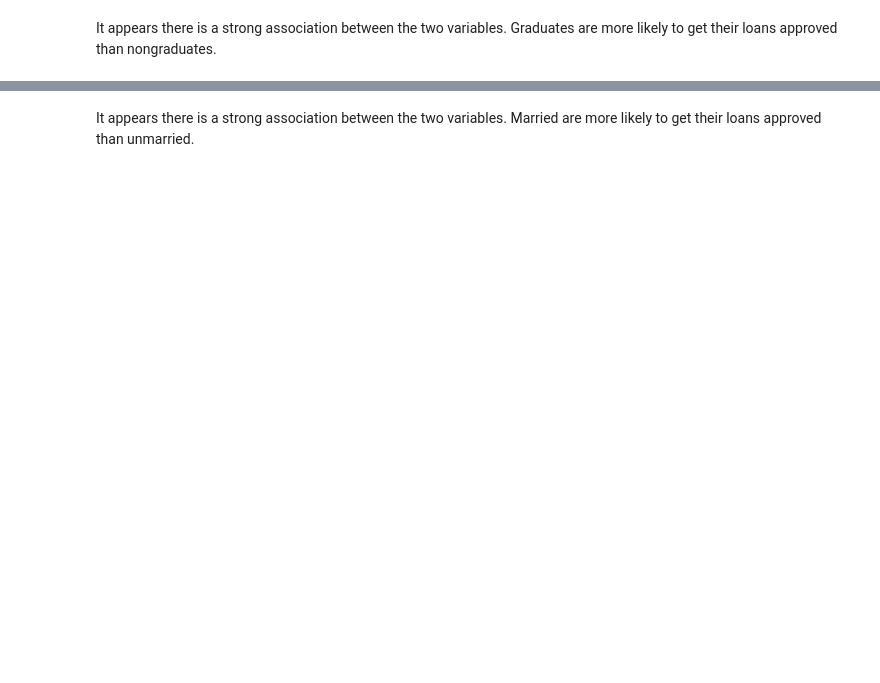
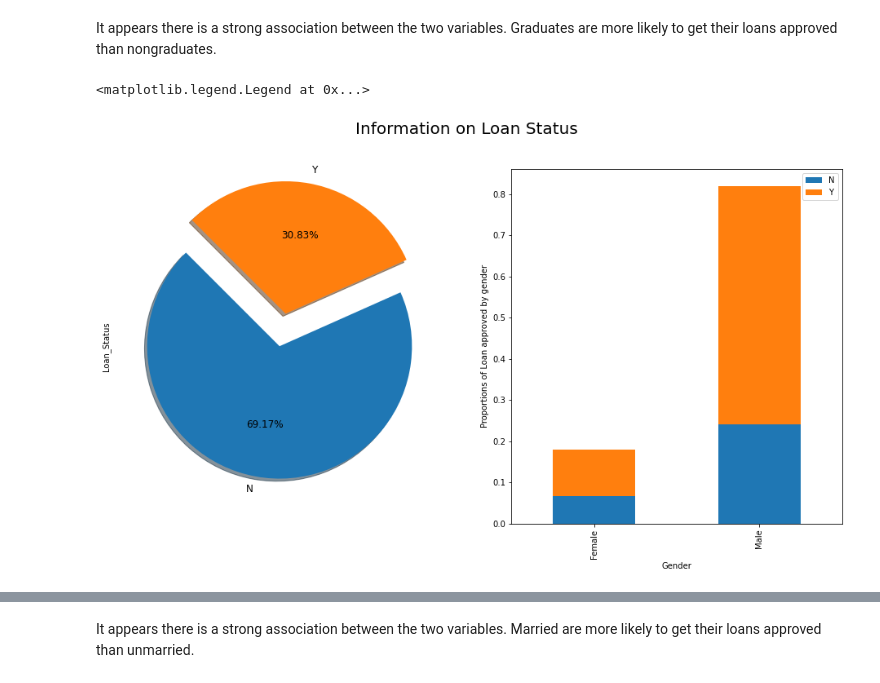
Before and after one commit to biyogmam/PROJECT-LOAN-PREDICTION, a Jupyter notebook: Loan Prediction.ipynb, the cells around one changed output, grey strips where cells are left out. Cells and saved outputs as stored; diff of their text form; code cells hidden in the pictures; blank space fills up the shorter version.

```diff
--- a/Loan Prediction.ipynb
+++ b/Loan Prediction.ipynb
@@ -304,5 +282,24 @@ sb.countplot(x ='Education', hue ='Loan_Status', data=data)
 # %% [markdown]
 It appears there is a strong association between the two variables. Graduates are more likely to get their loans approved than nongraduates.
+# %%
+#Percentage of approved loans by Level of education
+labels=["N", "Y"]
+fig, ax = plt.subplots(1,2, figsize=(16,8))
+
+#Generate the Pie Chart
+data["Loan_Status"].value_counts().plot.pie(explode=[0,0.25], autopct='%1.2f%%', ax=ax[0], shadow=True,
+                                           labels=labels, fontsize=12, startangle=135)
+plt.suptitle('Information on Loan Status', fontsize=20)
+
+pict1=data.groupby(['Gender', 'Loan_Status']).size().groupby(level=0).apply(lambda x :x/data.shape[0]).unstack().plot(kind='bar', ax=ax[1], stacked=True)
+
+#generate the bar chart on the left
+ax[1].set(ylabel="Proportions of Loan approved by gender")
+ax[1].set(xlabel="Gender")
+ax[1].legend(["N", "Y"])
+# %% [output]
+<matplotlib.legend.Legend at 0x...>
+[figure, added]
 # %%
 #Checking correlations between Education and Marrital_Status variables
 sb.countplot(x='Married', hue='Loan_Status', data=data)
```
Also changed, not shown: parts of 36 cells of this notebook.
